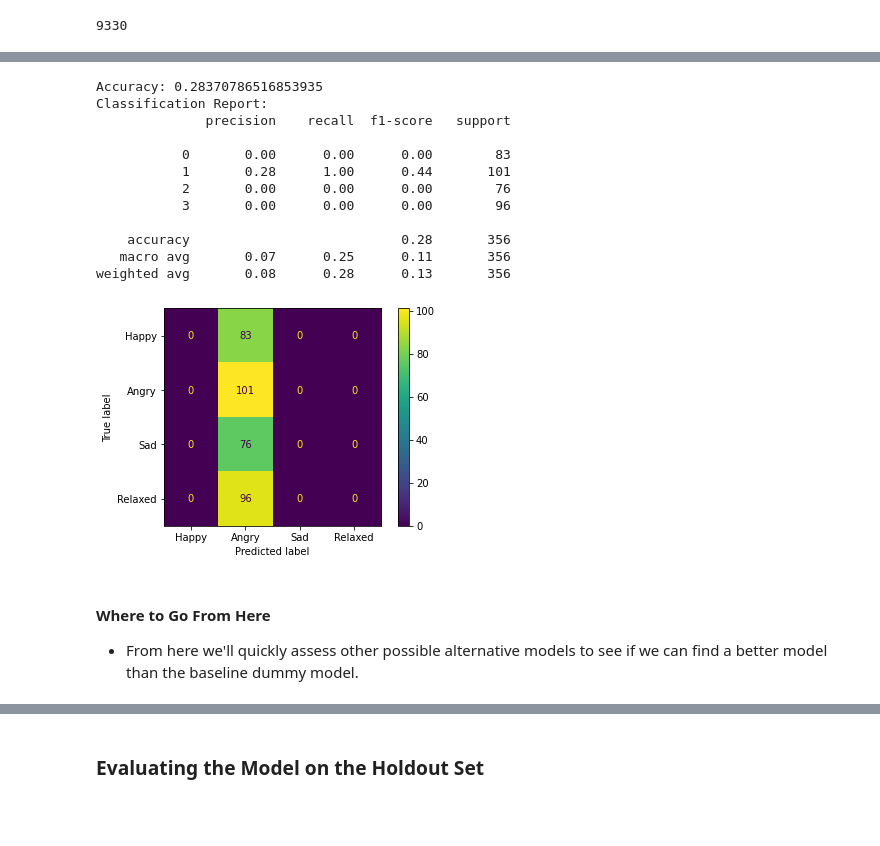
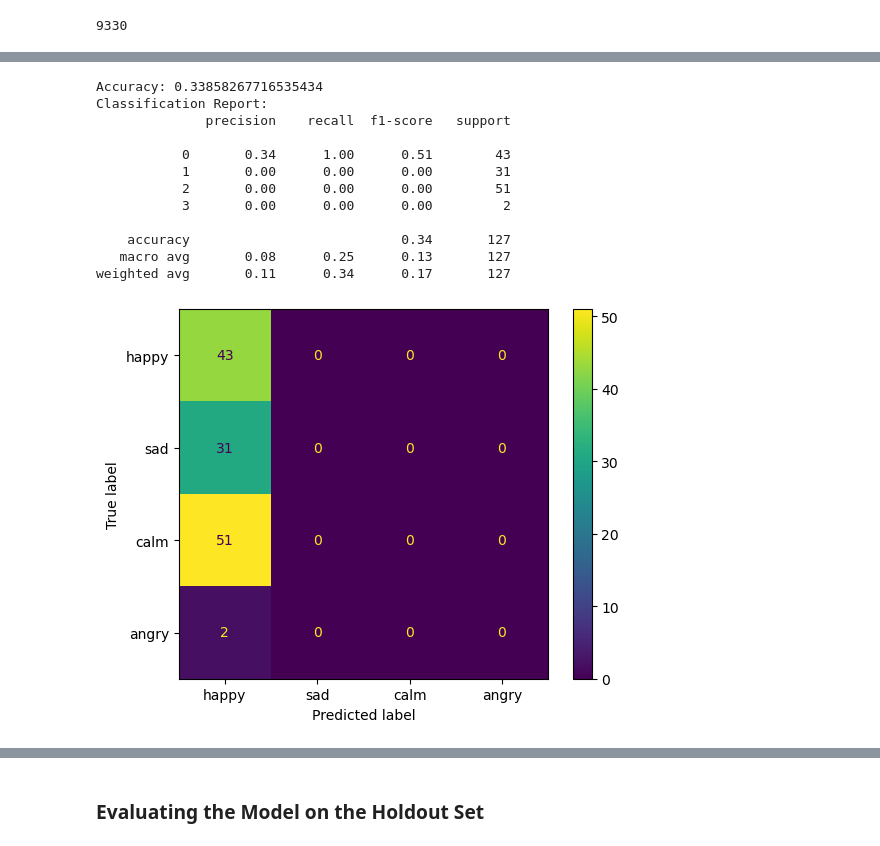
Before and after one commit to jamesleemeredith/Enhancing-Spotifys-Recommendation-System-with-Context-Specific-Music-Recommendations, a Jupyter notebook: index.ipynb, the cells around one changed output, grey strips where cells are left out. Saved outputs shown, nothing was run; the diff lists cells and outputs as text; code cells hidden in the pictures; blank space fills up the shorter version.

Commit message:
Adds demo files and updates index

```diff
--- a/index.ipynb
+++ b/index.ipynb
@@ -599,0 +376,4 @@ X_holdout, X_eval, y_holdout, y_eval = train_test_split(X, y, test_size=0.15, ra
+# %%
+# merges the MSD and Last.fm dataframes
+merged_df = msd_df.merge(lastfm_df, how='inner', left_index=True, right_index=True)
+merged_df
@@ -599,0 +431,2 @@ X_holdout, X_eval, y_holdout, y_eval = train_test_split(X, y, test_size=0.15, ra
+# %%
+mood_model_df = merged_df
@@ -599,0 +524,8 @@ X_holdout, X_eval, y_holdout, y_eval = train_test_split(X, y, test_size=0.15, ra
+# %%
+# Prepares the data for the train-test split
+# Drops null values from the dataset
+mood_model_df = mood_model_df.dropna(subset=['mood'])
+# Creates a list of the columns to drop
+columns_to_drop = ['title', 'artist_id', 'artist_name', 'release', 'tags', 'mood']
+# converts the mood column to a numeric value
+mood_model_df['mood'] = mood_model_df['mood'].map({'happy': 0, 'sad': 1, 'calm': 2, 'angry': 3})
@@ -600,3 +554,10 @@ X_holdout, X_eval, y_holdout, y_eval = train_test_split(X, y, test_size=0.15, ra
+# %%
+# Splits the dataset into training and testing sets
+X = mood_model_df.drop(columns_to_drop, axis=1)  # Features
+y = mood_model_df['mood']  # Emotion labels
+X_train, X_test, y_train, y_test = train_test_split(X, y, test_size=0.15, random_state=42)
+# Further split the entire dataset into holdout set and evaluation set
+X_holdout, X_eval, y_holdout, y_eval = train_test_split(X, y, test_size=0.15, random_state=42)
 # %%
 X
 # %% [output]
@@ -755,29 +706,26 @@ dummy_pipe.plot_cv(ax=ax);
 # %%
 # Baseline Evaluation of the model
 y_pred = dummy_pipe.model.predict(X_test)
 accuracy = accuracy_score(y_test, y_pred)
 report = classification_report(y_test, y_pred)
 confusion_mat = confusion_matrix(y_test, y_pred)
 
 print(f'Accuracy: {accuracy}')
 print(f'Classification Report:\n{report}')
-cm_disp = ConfusionMatrixDisplay(confusion_matrix=confusion_mat, display_labels=mood_list)
+cm_disp = ConfusionMatrixDisplay(confusion_matrix=confusion_mat, display_labels=['happy', 'sad', 'calm', 'angry'])
 cm_disp.plot()
 plt.show()
 # %% [output]
-Accuracy: 0.28370786516853935
+Accuracy: 0.33858267716535434
 Classification Report:
               precision    recall  f1-score   support
 
-           0       0.00      0.00      0.00        83
-           1       0.28      1.00      0.44       101
-           2       0.00      0.00      0.00        76
-           3       0.00      0.00      0.00        96
+           0       0.34      1.00      0.51        43
+           1       0.00      0.00      0.00        31
+           2       0.00      0.00      0.00        51
+           3       0.00      0.00      0.00         2
 
-    accuracy                           0.28       356
-   macro avg       0.07      0.25      0.11       356
-weighted avg       0.08      0.28      0.13       356
+    accuracy                           0.34       127
+   macro avg       0.08      0.25      0.13       127
+weighted avg       0.11      0.34      0.17       127
-[figure, old version]
+[figure, new version]
-# %% [markdown]
-#### Where to Go From Here
-- From here we'll quickly assess other possible alternative models to see if we can find a better model than the baseline dummy model.
```
Also changed, not shown: parts of 142 cells of this notebook, 5 other files.
